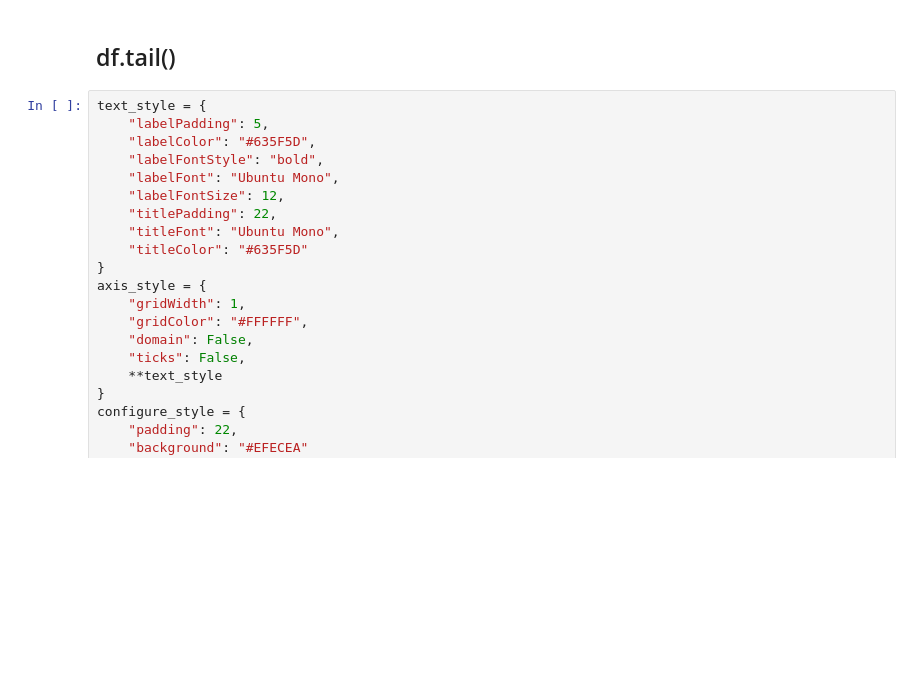
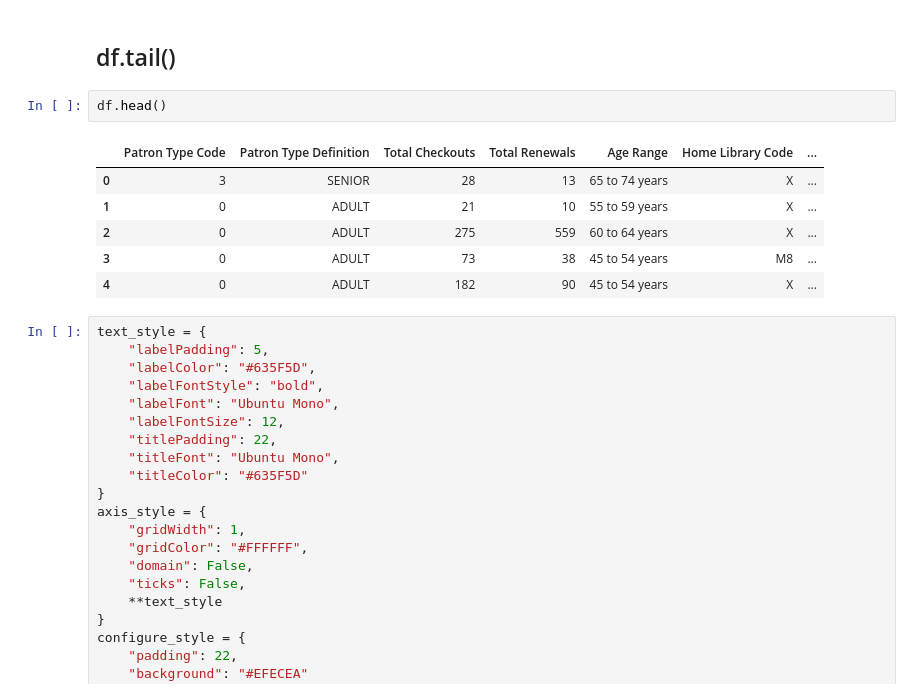
Before and after one commit to Vizzzka/Visualization_Project, a Jupyter notebook: Library_Visualization.ipynb, the cells around one changed output. Saved outputs shown, nothing was run; the diff lists cells and outputs as text; blank space fills up the shorter version.

```diff
--- a/Library_Visualization.ipynb
+++ b/Library_Visualization.ipynb
@@ -7,6 +7,15 @@ df = df[:2000]
 df = df[df['Home Library Definition'] != None]
 # %% [markdown]
 ## df.tail()
+# %%
+df.head()
+# %% [output]
+|  | Patron Type Code | Patron Type Definition | Total Checkouts | Total Renewals | Age Range | Home Library Code | ... |
+| 0 | 3 | SENIOR | 28 | 13 | 65 to 74 years | X | ... |
+| 1 | 0 | ADULT | 21 | 10 | 55 to 59 years | X | ... |
+| 2 | 0 | ADULT | 275 | 559 | 60 to 64 years | X | ... |
+| 3 | 0 | ADULT | 73 | 38 | 45 to 54 years | M8 | ... |
+| 4 | 0 | ADULT | 182 | 90 | 45 to 54 years | X | ... |
 # %%
 text_style = {
     "labelPadding": 5,
```
Also changed, not shown: parts of 3 cells of this notebook, 1 other file.
